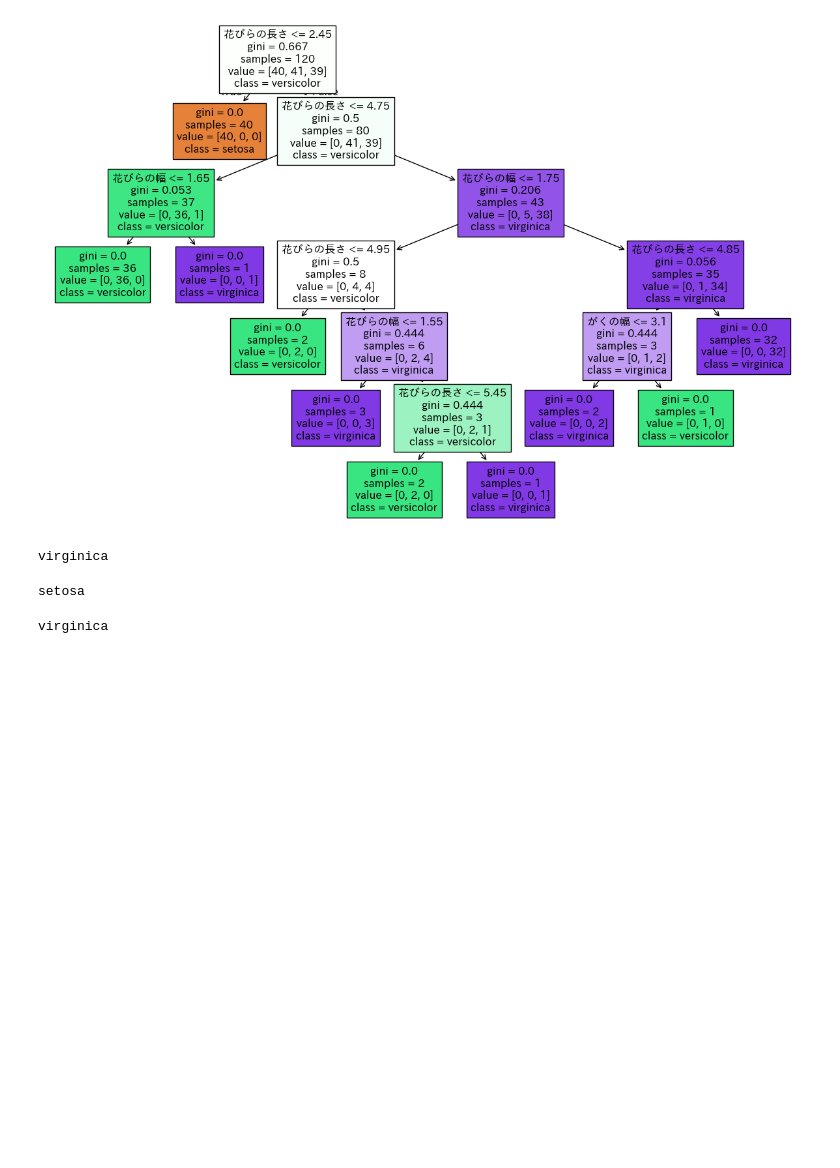
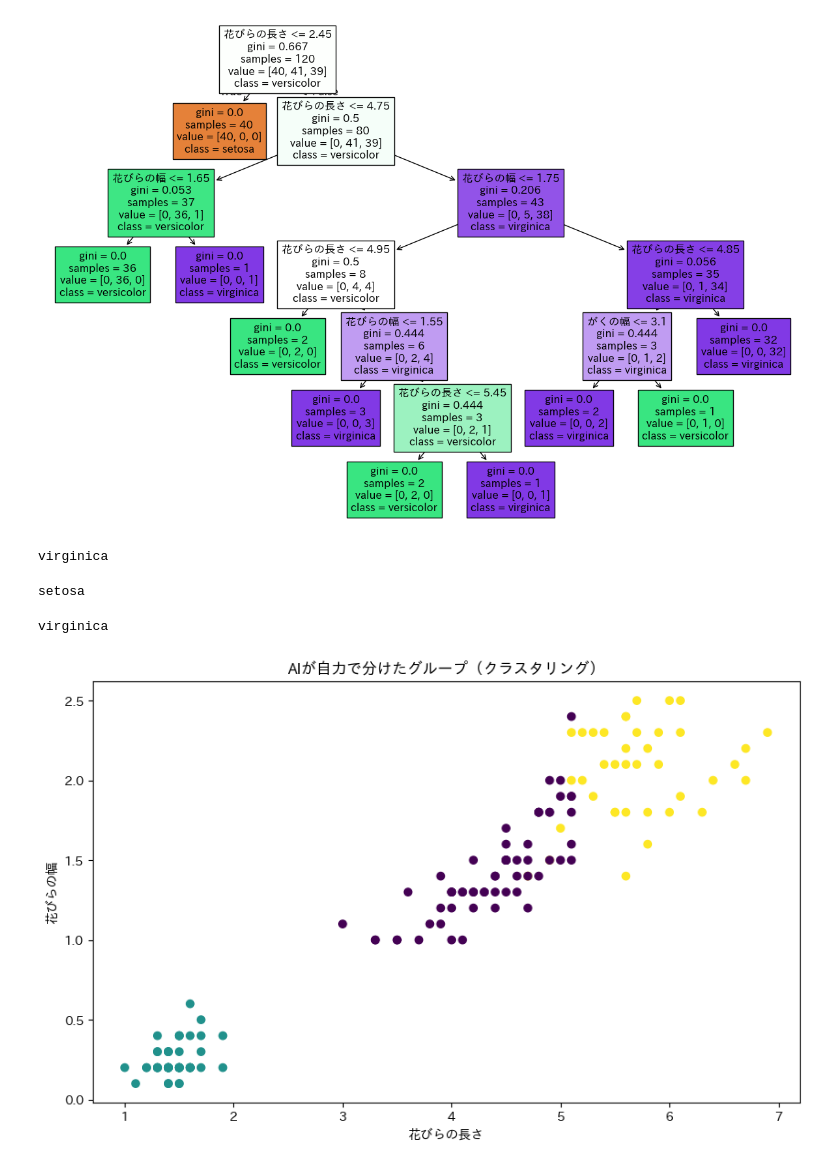
Before and after one commit to k6jf8wfhxh-ux/Iris_classification, a Jupyter notebook: iris_practice.ipynb, the cells around one changed output. Drawn from its saved outputs; the diff is of its cells as text; code cells hidden in the pictures; blank space fills up the shorter version.

Commit message:
クラスタリング追加してみる

```diff
--- a/iris_practice.ipynb
+++ b/iris_practice.ipynb
@@ -126,3 +126,18 @@ prediction = model.predict(monster_flower)
 print(iris.target_names[prediction][0])
 # %% [output]
 virginica
+# %%
+from sklearn.cluster import KMeans
+import matplotlib.pyplot as plt
+
+kmeans = KMeans(n_clusters=3, random_state=0)
+clusters = kmeans.fit_predict(x)
+
+plt.figure(figsize=(10, 6))
+plt.scatter(x["花びらの長さ"], x["花びらの幅"], c=clusters, cmap="viridis")
+plt.xlabel("花びらの長さ")
+plt.ylabel("花びらの幅")
+plt.title("AIが自力で分けたグループ（クラスタリング）")
+plt.show()
+# %% [output]
+[figure, added]
```
